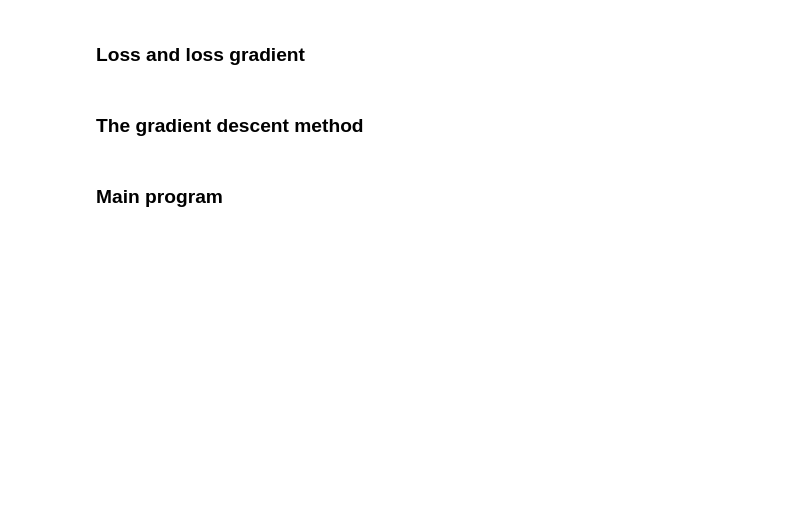
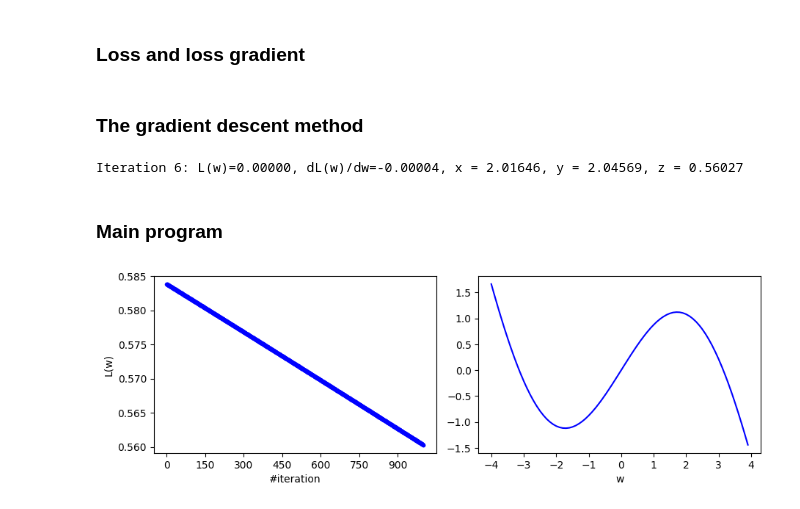
Before and after one commit to rizaaria/SBC, a Jupyter notebook: gd.ipynb, the cells around one changed output. Saved outputs shown, nothing was run; the diff lists cells and outputs as text; code cells hidden in the pictures; blank space fills up the shorter version.

```diff
--- a/gd.ipynb
+++ b/gd.ipynb
@@ -284,8 +300,8 @@ def loss_fn(x, y):
 # %%
 def gradient_descent(x, y, iterations = 1000, learning_rate = 0.0001, stopping_threshold = 1e-6):
     # Initializing xmin, ymin, learning rate and iterations
-    xmin = 0.
-    ymin = 0.
+    xmin = x
+    ymin = y
 
     losses = []
     weights = []
@@ -293,6 +309,25 @@ def gradient_descent(x, y, iterations = 1000, learning_rate = 0.0001, stopping_t
 
     # Put your code here
 
-    return xmin, ymin
+    for i in range(iterations):
+        loss, dloss = loss_fn(xmin, ymin)
+
+        if prev_loss and abs(prev_loss-loss) <= stopping_threshold:
+            break
+
+        prev_loss = loss
+
+        losses.append(loss)
+
+        xmin = xmin - (learning_rate * dloss[0])
+        ymin = ymin - (learning_rate * dloss[1])
+
+    return xmin, ymin, f(xmin, ymin), losses, weights
+
+xmin, ymin, zmin, losses, weights = gradient_descent(2.0, 2.0)
+
+print(f"Iteration {i+1}: L(w)={loss:.5f}, dL(w)/dw={dloss:.5f}, x = {xmin:.5f}, y = {ymin:.5f}, z = {zmin:.5f}")
+# %% [output]
+Iteration 6: L(w)=0.00000, dL(w)/dw=-0.00004, x = 2.01646, y = 2.04569, z = 0.56027
 # %% [markdown]
 ### Main program
@@ -300,0 +334,23 @@ def gradient_descent(x, y, iterations = 1000, learning_rate = 0.0001, stopping_t
+# %%
+fig, axes = plt.subplots(nrows=1, ncols=2, figsize=(9, 3))
+fig.tight_layout()
+
+axes[0].plot(losses, '.-', color='blue')
+axes[0].xaxis.set_major_locator(MaxNLocator(integer=True))
+axes[0].set_xlabel('#iteration')
+axes[0].set_ylabel('L(w)')
+
+w = np.arange(-4, 4, 0.1)
+L = f(w, 0)
+axes[1].plot(w, L, color='blue')
+
+weights_array = np.array(weights, dtype=float)  # Ensure it's a NumPy array with float values
+if weights_array.ndim == 2 and weights_array.shape[1] == 2:
+    ws = weights_array[:, 0]
+    axes[1].plot(ws, losses, '.r')
+
+axes[1].set_xlabel('w')
+
+plt.show()
+# %% [output]
+[figure, added]
```
Also changed, not shown: parts of 5 cells of this notebook.
